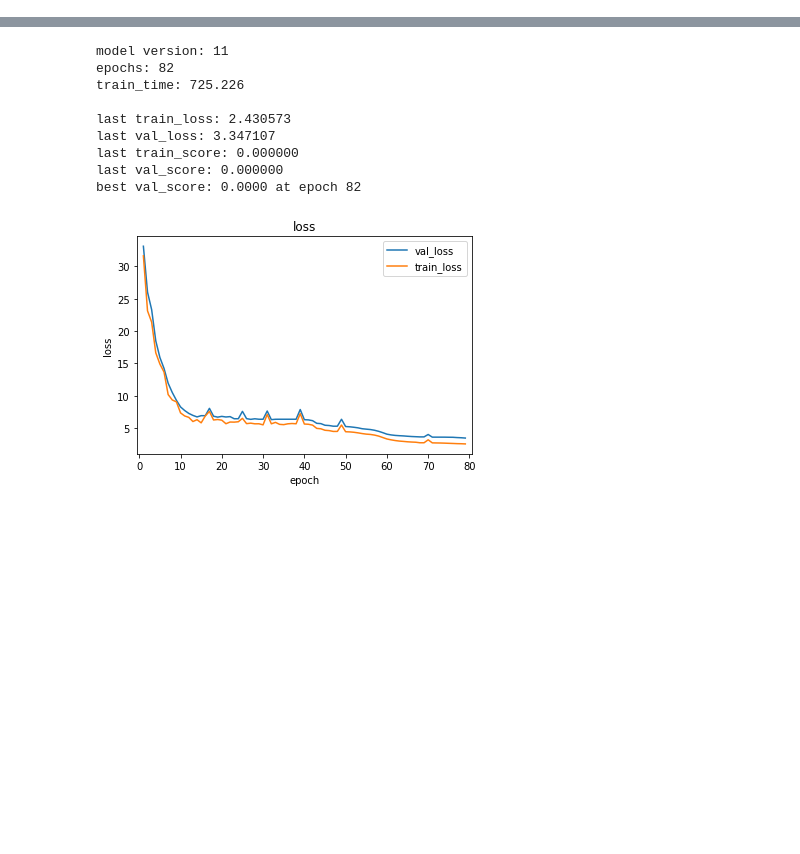
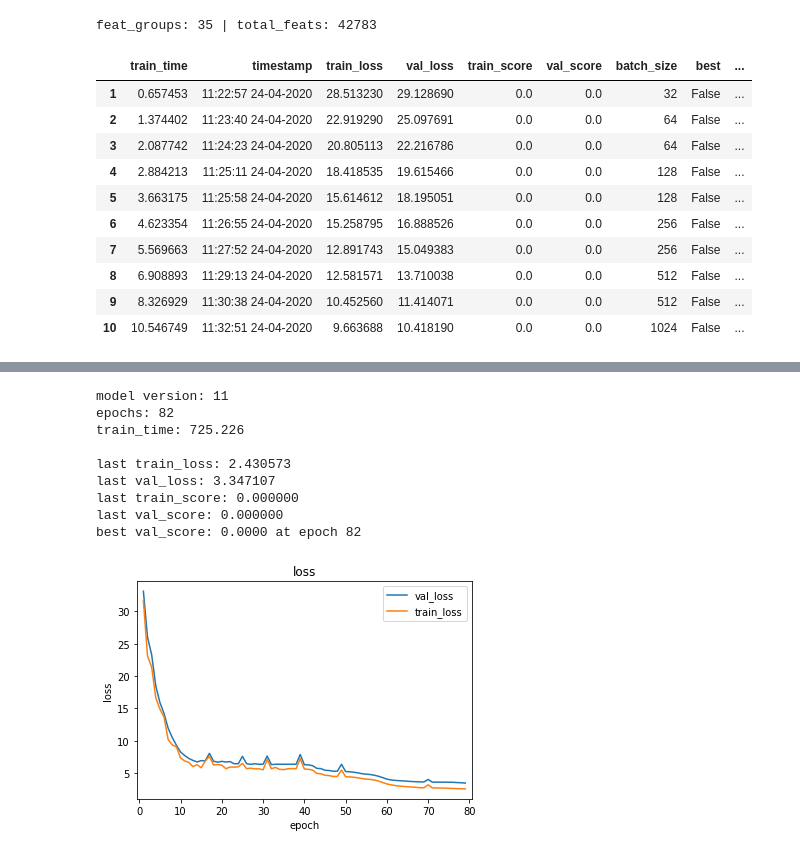
Before and after one commit to matansudry/MEMM_Part_of_Speech_Tagging, a Jupyter notebook: main.ipynb, the cells around one changed output, grey strips where cells are left out. Saved outputs shown, nothing was run; the diff lists cells and outputs as text; code cells hidden in the pictures; blank space fills up the shorter version.

```diff
--- a/main.ipynb
+++ b/main.ipynb
@@ -66,17 +66,15 @@ def create_feats(prints=True):
         lambda t2, t1, w, i, t: tuple([w[i-1][-3:].lower(), t]):                  20,
         lambda t2, t1, w, i, t: tuple([w[i+1][-2:].lower(), t]):                  20,
         lambda t2, t1, w, i, t: tuple([w[i-1][-2:].lower(), t]):                  20,
-        lambda t2, t1, w, i, t: tuple([w[i].isalnum(), t]):                       1,
-        lambda t2, t1, w, i, t: tuple([w[i].isalpha(), t]):                       1,
-        lambda t2, t1, w, i, t: tuple([w[i].isascii(), t]):                       1,
-        lambda t2, t1, w, i, t: tuple([w[i].isdecimal(), t]):                     1,
-        lambda t2, t1, w, i, t: tuple([w[i].isdigit(), t]):                       1,
-        lambda t2, t1, w, i, t: tuple([w[i].isnumeric(), t]):                     1,
-        lambda t2, t1, w, i, t: tuple([w[i].istitle(), t]):                       1,
-        lambda t2, t1, w, i, t: tuple([w[i].isupper(), t]):                       1,
-        lambda t2, t1, w, i, t: tuple([len(w[i]) == 1, t]):                       1,
-        lambda t2, t1, w, i, t: tuple([len(w[i]) == 2, t]):                       1,
-        lambda t2, t1, w, i, t: tuple([len(w[i]) == 3, t]):                       1,
+        lambda t2, t1, w, i, t: tuple([w[i].isalnum(), t]):                       10,
+        lambda t2, t1, w, i, t: tuple([w[i].isalpha(), t]):                       10,
+        lambda t2, t1, w, i, t: tuple([w[i].isascii(), t]):                       10,
+        lambda t2, t1, w, i, t: tuple([w[i].isdecimal(), t]):                     10,
+        lambda t2, t1, w, i, t: tuple([w[i].isdigit(), t]):                       10,
+        lambda t2, t1, w, i, t: tuple([w[i].isnumeric(), t]):                     10,
+        lambda t2, t1, w, i, t: tuple([w[i].istitle(), t]):                       10,
+        lambda t2, t1, w, i, t: tuple([w[i].isupper(), t]):                       10,
+        lambda t2, t1, w, i, t: tuple([len(w[i]), t]):                            10,
     }
 
     tic = time.time()
@@ -94,7 +92,9 @@ def create_feats(prints=True):
     print('feat_groups:', len(feature_vector.feats), '| total_feats:', len(feature_vector))
     return feature_vector
 
-feature_vector = create_feats(prints=False)
+feature_vector = create_feats(prints=True)
+# %% [output]
+feat_groups: 35 | total_feats: 42783
 # %%
 def w0_uniform_0_1_centered_normalized():
     w0 = np.random.rand(len(feature_vector))
@@ -125 +123,19 @@ def w0_zero():
+# %%
+version = 12
+epoch = -1
+load = False  # load last weights, log and feature_vector into model
+w0_init = w0_uniform_0_1
+
+model = classifier.Model(version=version,
+                         w0=w0_init(),
+                         tags=train_dataset.tags,
+                         inference=classifier.viterbi,
+                         feature_vector=feature_vector,
+                         score_func=metrics.accuracy,
+                         models_path=models_path,
+                         max_weights_history=5,
+                         save=False)
+
+if load:
+    model.load(weights=True, weights_history=True, feature_vector=True, log=True, epoch=epoch, prints=True)
 # %%
@@ -174,0 +164,14 @@ for i, experiment in enumerate(experiments):
+# %%
+model.log
+# %% [output]
+|  | train_time | timestamp | train_loss | val_loss | train_score | val_score | batch_size | best | ... |
+| 1 | 0.657453 | 11:22:57 24-04-2020 | 28.513230 | 29.128690 | 0.0 | 0.0 | 32 | False | ... |
+| 2 | 1.374402 | 11:23:40 24-04-2020 | 22.919290 | 25.097691 | 0.0 | 0.0 | 64 | False | ... |
+| 3 | 2.087742 | 11:24:23 24-04-2020 | 20.805113 | 22.216786 | 0.0 | 0.0 | 64 | False | ... |
+| 4 | 2.884213 | 11:25:11 24-04-2020 | 18.418535 | 19.615466 | 0.0 | 0.0 | 128 | False | ... |
+| 5 | 3.663175 | 11:25:58 24-04-2020 | 15.614612 | 18.195051 | 0.0 | 0.0 | 128 | False | ... |
+| 6 | 4.623354 | 11:26:55 24-04-2020 | 15.258795 | 16.888526 | 0.0 | 0.0 | 256 | False | ... |
+| 7 | 5.569663 | 11:27:52 24-04-2020 | 12.891743 | 15.049383 | 0.0 | 0.0 | 256 | False | ... |
+| 8 | 6.908893 | 11:29:13 24-04-2020 | 12.581571 | 13.710038 | 0.0 | 0.0 | 512 | False | ... |
+| 9 | 8.326929 | 11:30:38 24-04-2020 | 10.452560 | 11.414071 | 0.0 | 0.0 | 512 | False | ... |
+| 10 | 10.546749 | 11:32:51 24-04-2020 | 9.663688 | 10.418190 | 0.0 | 0.0 | 1024 | False | ... |
```
Also changed, not shown: parts of 8 cells of this notebook, 1 other file.
